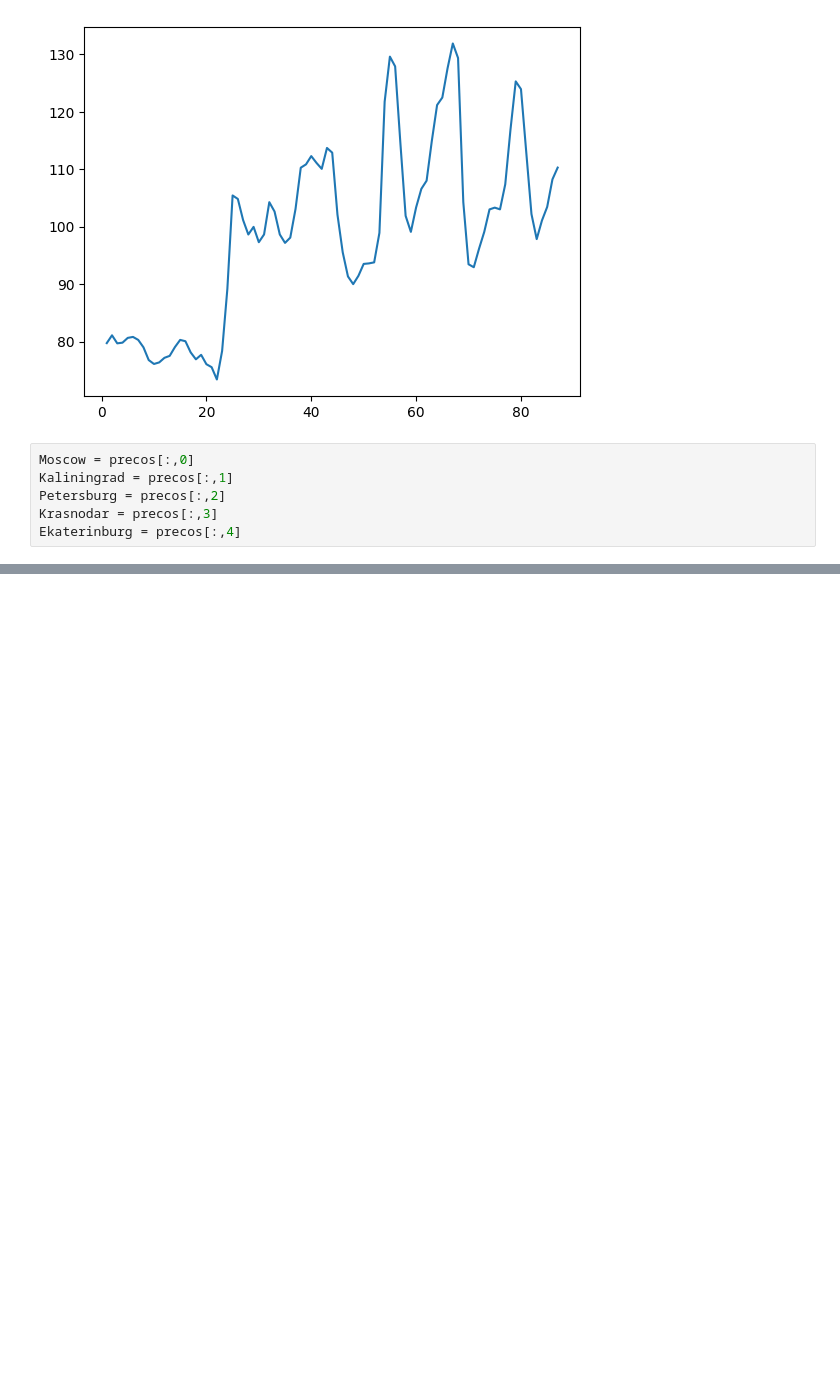
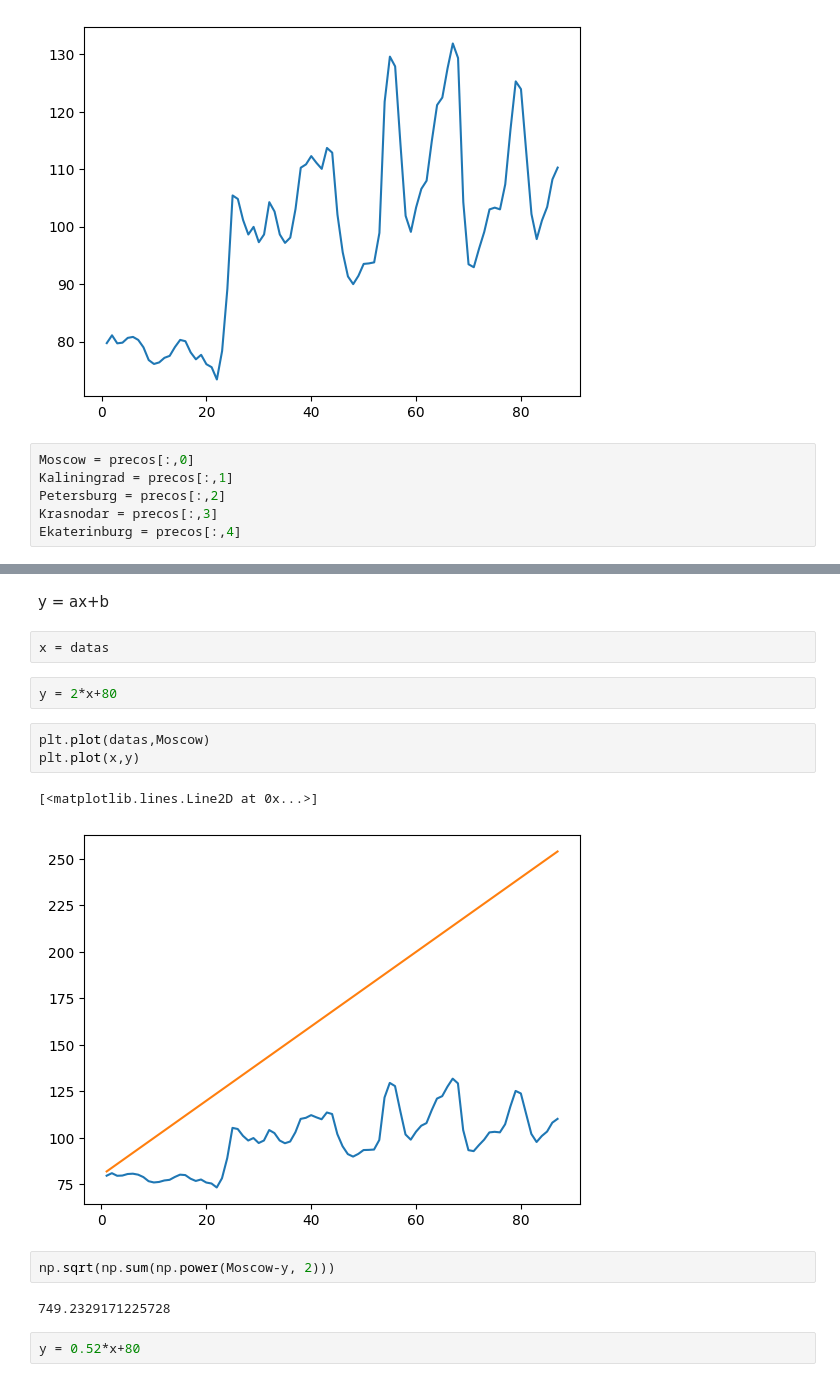
Before and after one commit to FernandoLink/Python, a Jupyter notebook: numpy.ipynb, the cells around one changed output, grey strips where cells are left out. Cells and saved outputs as stored; diff of their text form; blank space fills up the shorter version.

```diff
--- a/numpy.ipynb
+++ b/numpy.ipynb
@@ -114,0 +223,18 @@ array([ 79.72,  81.08,  79.68,  79.8 ,  80.63,  80.8 ,  80.28,  78.99,
+# %% [markdown]
+y = ax+b
+# %%
+x = datas
+# %%
+y = 2*x+80
+# %%
+plt.plot(datas,Moscow)
+plt.plot(x,y)
+# %% [output]
+[<matplotlib.lines.Line2D at 0x...>]
+[figure, added]
+# %%
+np.sqrt(np.sum(np.power(Moscow-y, 2)))
+# %% [output]
+749.2329171225728
+# %%
+y = 0.52*x+80
```
Also changed, not shown: parts of 41 cells of this notebook.
